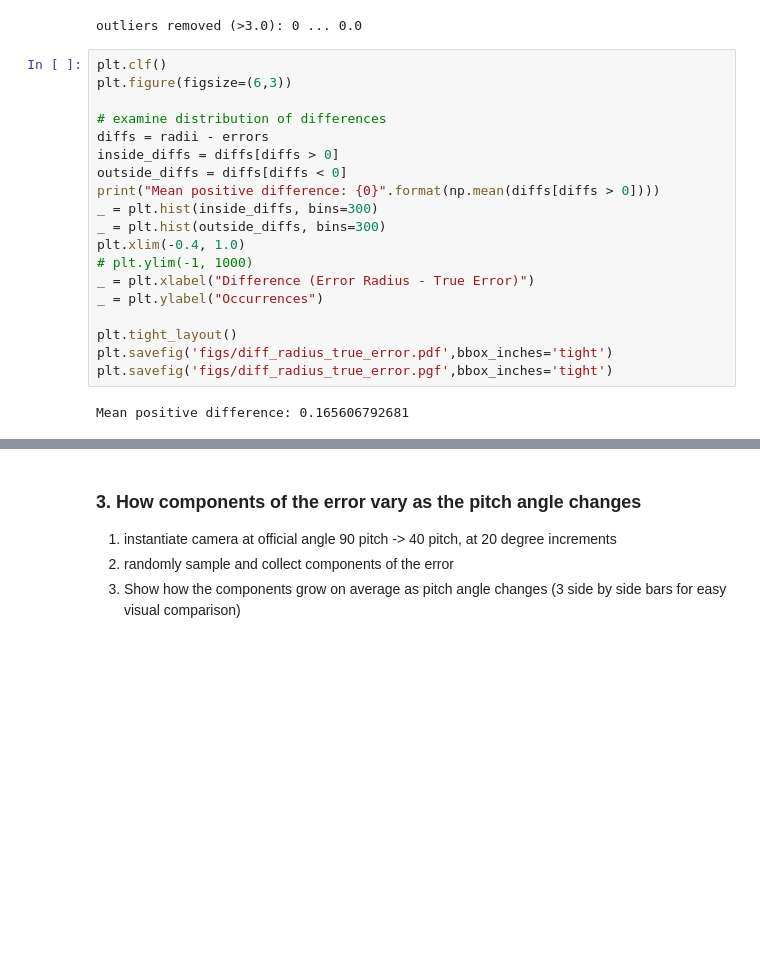
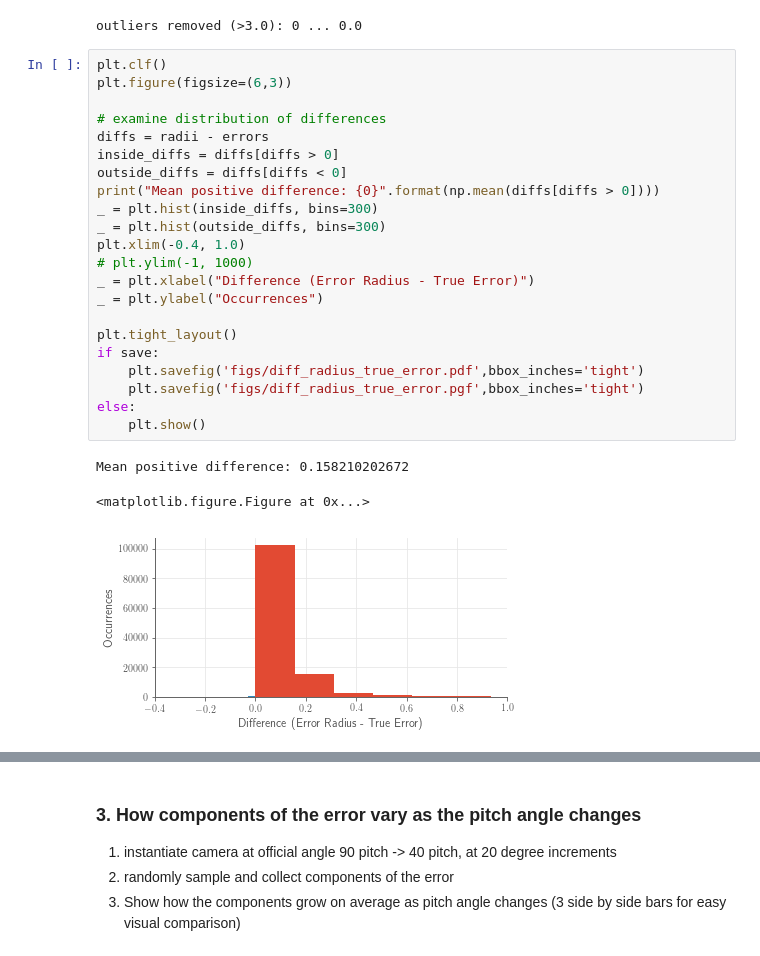
Before and after one commit to flyingsilverfin/AV-Camera-Placement, a Jupyter notebook: evaluation/camera/model_validity/Camera Error Model Evaluation.ipynb, the cells around one changed output, grey strips where cells are left out. Cells and saved outputs as stored; diff of their text form; blank space fills up the shorter version.

```diff
--- a/evaluation/camera/model_validity/Camera Error Model Evaluation.ipynb
+++ b/evaluation/camera/model_validity/Camera Error Model Evaluation.ipynb
@@ -352,24 +367,29 @@ outliers removed (>3.0): 0 ... 0.0
 # %%
 plt.clf()
 plt.figure(figsize=(6,3))
 
 # examine distribution of differences
 diffs = radii - errors
 inside_diffs = diffs[diffs > 0]
 outside_diffs = diffs[diffs < 0]
 print("Mean positive difference: {0}".format(np.mean(diffs[diffs > 0])))
 _ = plt.hist(inside_diffs, bins=300)
 _ = plt.hist(outside_diffs, bins=300)
 plt.xlim(-0.4, 1.0)
 # plt.ylim(-1, 1000)
 _ = plt.xlabel("Difference (Error Radius - True Error)")
 _ = plt.ylabel("Occurrences")
 
 plt.tight_layout()
-plt.savefig('figs/diff_radius_true_error.pdf',bbox_inches='tight')
-plt.savefig('figs/diff_radius_true_error.pgf',bbox_inches='tight')
+if save:
+    plt.savefig('figs/diff_radius_true_error.pdf',bbox_inches='tight')
+    plt.savefig('figs/diff_radius_true_error.pgf',bbox_inches='tight')
+else:
+    plt.show()
 # %% [output]
-Mean positive difference: 0.165606792681
+Mean positive difference: 0.158210202672
+<matplotlib.figure.Figure at 0x...>
+[figure, added]
 # %%
 plt.clf()
 plt.figure(figsize=(6,3))
```
Also changed, not shown: parts of 24 cells of this notebook, 7 other files.
